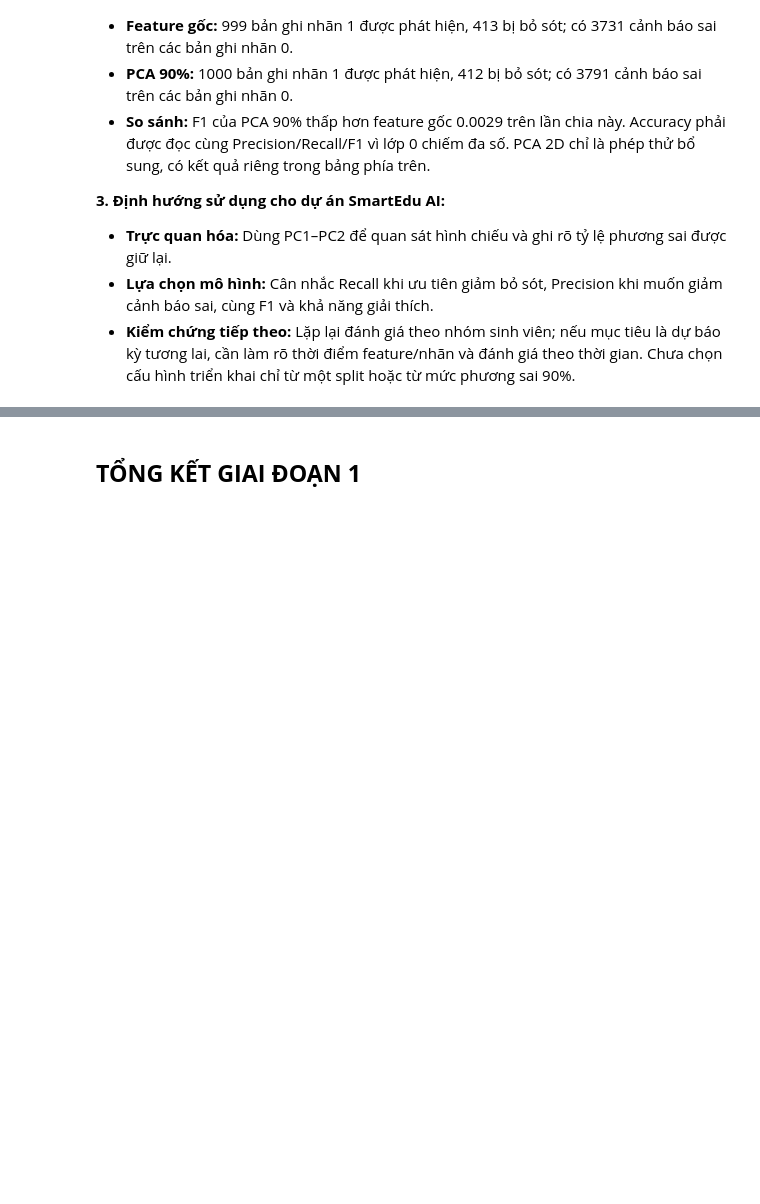
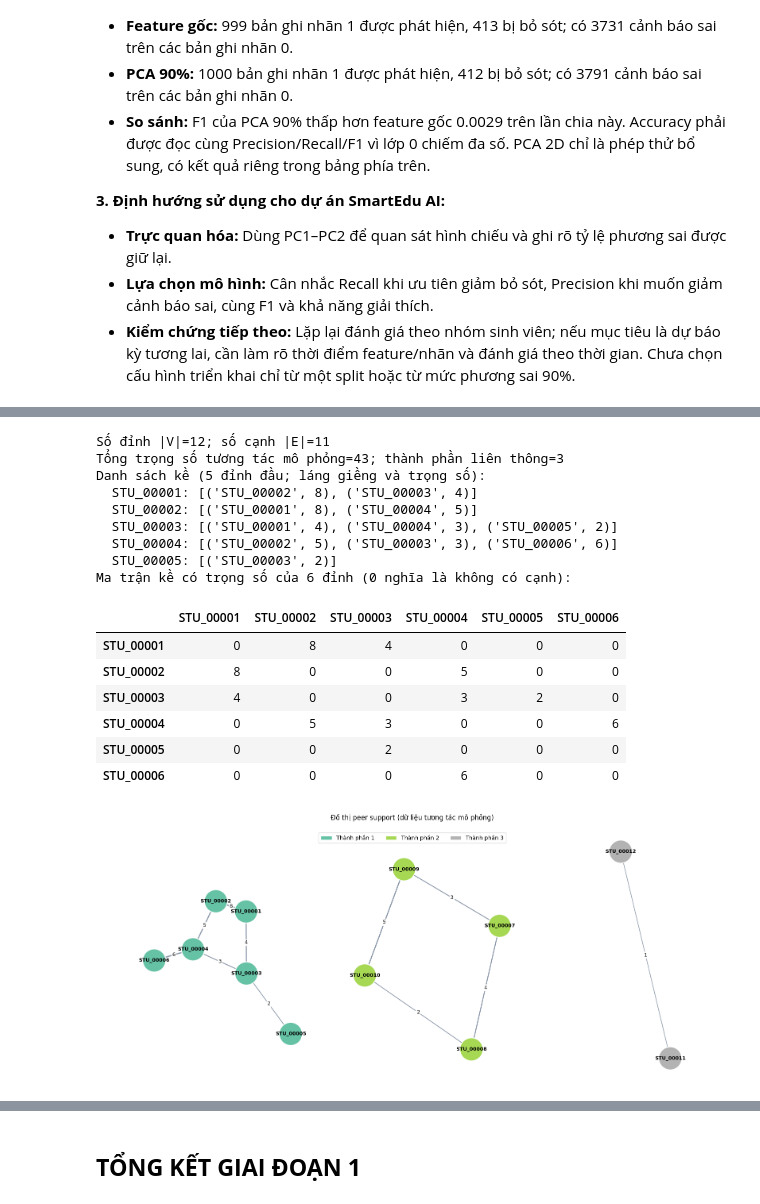
Before and after one commit to Jaybeater/SmartEdu-AI, a Jupyter notebook: notebooks/notebook.ipynb, the cells around one changed output, grey strips where cells are left out. Drawn from its saved outputs; the diff is of its cells as text; code cells hidden in the pictures; blank space fills up the shorter version.

```diff
--- a/notebooks/notebook.ipynb
+++ b/notebooks/notebook.ipynb
@@ -1546,0 +1811,64 @@ Trong lần chạy này, thời gian fit toàn pipeline là **0.1769 giây** cho
+# %%
+# D.1 - Đọc file tương tác và tạo đồ thị NetworkX
+from pathlib import Path
+import networkx as nx
+import pandas as pd
+interaction_path=Path('data')/'interactions.csv'
+if not interaction_path.is_file(): interaction_path=Path('..')/'data'/'interactions.csv'
+interactions=pd.read_csv(interaction_path)
+required={'source_student','target_student','interaction_count','relation_type'}
+if not required.issubset(interactions.columns): raise ValueError(f'Thiếu cột: {required-set(interactions.columns)}')
+if (interactions.source_student==interactions.target_student).any(): raise ValueError('Có self-loop, cần kiểm tra dữ liệu.')
+if interactions.interaction_count.isna().any() or (interactions.interaction_count<0).any(): raise ValueError('Trọng số không hợp lệ.')
+# Quan hệ peer support trong file minh họa được xem là hai chiều.
+G=nx.from_pandas_edgelist(interactions,source='source_student',target='target_student',edge_attr=['interaction_count','relation_type'],create_using=nx.Graph())
+print(f'Số đỉnh |V|={G.number_of_nodes()}; số cạnh |E|={G.number_of_edges()}')
+print(f'Tổng trọng số tương tác mô phỏng={sum(d["interaction_count"] for _,_,d in G.edges(data=True))}; thành phần liên thông={nx.number_connected_components(G)}')
+print('Danh sách kề (5 đỉnh đầu; láng giềng và trọng số):')
+for node in list(G.nodes())[:5]:
+ print(f'  {node}: {[(v,G[node][v]["interaction_count"]) for v in G.neighbors(node)]}')
+sub_nodes=list(G.nodes())[:6]
+adj_matrix=nx.to_pandas_adjacency(G,nodelist=sub_nodes,weight='interaction_count',dtype=int)
+print('Ma trận kề có trọng số của 6 đỉnh (0 nghĩa là không có cạnh):')
+display(adj_matrix)
+
+
+# Matplotlib: màu phân biệt thành phần; độ dày/nhãn cạnh thể hiện số lượt tương tác.
+import matplotlib.pyplot as plt
+from matplotlib.patches import Patch
+components=list(nx.connected_components(G))
+component_of={node:i for i,comp in enumerate(components) for node in comp}
+centers=[(-6,0),(0,0),(6,0)]
+pos={}
+for i,component in enumerate(components):
+    local=nx.spring_layout(G.subgraph(component),seed=42+i,weight='interaction_count',k=1.5,iterations=200,scale=2.0)
+    for node,(x,y) in local.items(): pos[node]=(x+centers[i][0],y+centers[i][1])
+node_colors=[component_of[node] for node in G.nodes()]
+edge_widths=[0.9+0.22*G[u][v]['interaction_count'] for u,v in G.edges()]
+fig,ax=plt.subplots(figsize=(16,7))
+nx.draw_networkx_edges(G,pos,ax=ax,width=edge_widths,edge_color='#718096',alpha=0.8)
+nx.draw_networkx_nodes(G,pos,ax=ax,node_color=node_colors,cmap=plt.cm.Set2,vmin=0,vmax=max(1,len(components)-1),node_size=1750,edgecolors='white',linewidths=1.5)
+nx.draw_networkx_labels(G,pos,ax=ax,font_size=9,font_weight='bold')
+nx.draw_networkx_edge_labels(G,pos,ax=ax,edge_labels=nx.get_edge_attributes(G,'interaction_count'),font_size=9,label_pos=0.5,rotate=False,bbox={'alpha':0.9,'color':'white','pad':1})
+legend_handles=[Patch(facecolor=plt.cm.Set2(i/max(1,len(components)-1)),edgecolor='white',label=f'Thành phần {i+1}') for i in range(len(components))]
+ax.legend(handles=legend_handles,loc='upper center',ncol=len(components),frameon=True)
+ax.set_title('Đồ thị peer support (dữ liệu tương tác mô phỏng)',pad=18)
+ax.axis('off'); fig.tight_layout(); plt.show()
+# %% [output]
+Số đỉnh |V|=12; số cạnh |E|=11
+Tổng trọng số tương tác mô phỏng=43; thành phần liên thông=3
+Danh sách kề (5 đỉnh đầu; láng giềng và trọng số):
+  STU_00001: [('STU_00002', 8), ('STU_00003', 4)]
+  STU_00002: [('STU_00001', 8), ('STU_00004', 5)]
+  STU_00003: [('STU_00001', 4), ('STU_00004', 3), ('STU_00005', 2)]
+  STU_00004: [('STU_00002', 5), ('STU_00003', 3), ('STU_00006', 6)]
+  STU_00005: [('STU_00003', 2)]
+Ma trận kề có trọng số của 6 đỉnh (0 nghĩa là không có cạnh):
+|  | STU_00001 | STU_00002 | STU_00003 | STU_00004 | STU_00005 | STU_00006 |
+| STU_00001 | 0 | 8 | 4 | 0 | 0 | 0 |
+| STU_00002 | 8 | 0 | 0 | 5 | 0 | 0 |
+| STU_00003 | 4 | 0 | 0 | 3 | 2 | 0 |
+| STU_00004 | 0 | 5 | 3 | 0 | 0 | 6 |
+| STU_00005 | 0 | 0 | 2 | 0 | 0 | 0 |
+| STU_00006 | 0 | 0 | 0 | 6 | 0 | 0 |
+[figure, added]
```
Also changed, not shown: parts of 33 cells of this notebook, 3 other files.
